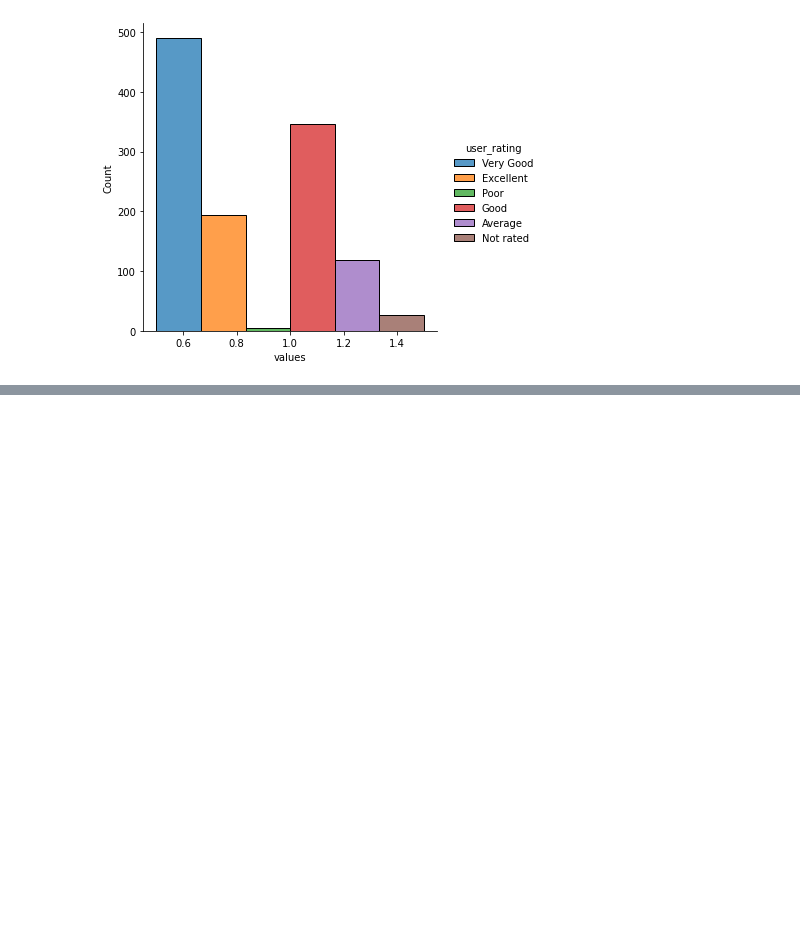
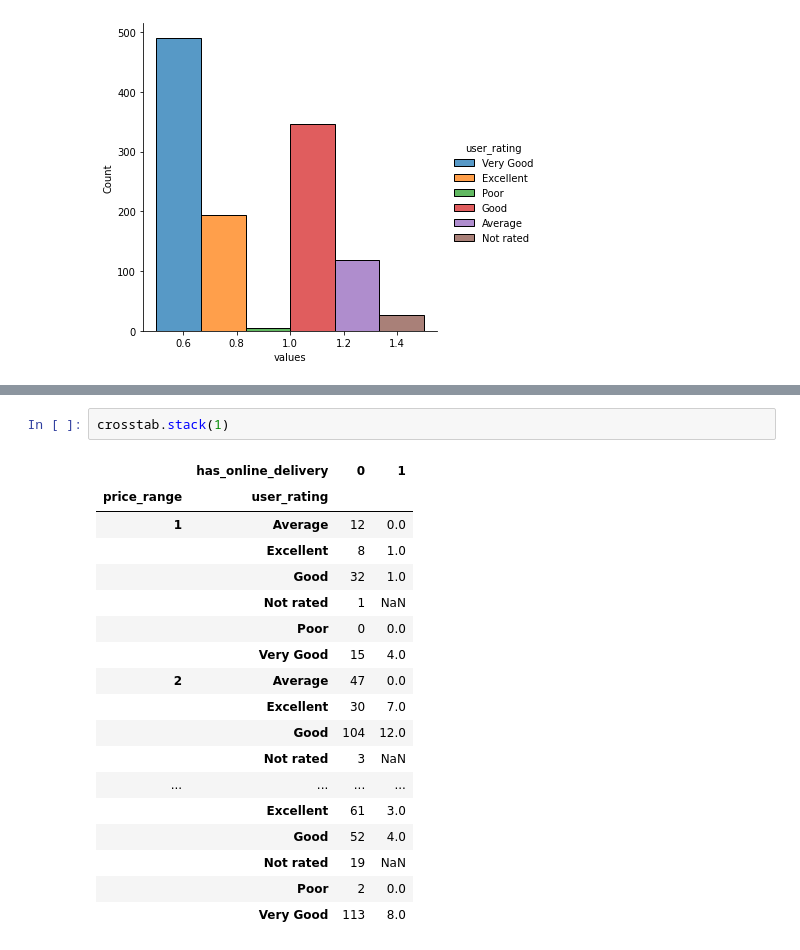
Before and after one commit to LIZZETHGOMEZ/BEDU-Santander, a Jupyter notebook: Analisis de Datos con Python/Sesion_3.ipynb, the cells around one changed output, grey strips where cells are left out. Cells and saved outputs as stored; diff of their text form; blank space fills up the shorter version.

```diff
--- a/Analisis de Datos con Python/Sesion_3.ipynb
+++ b/Analisis de Datos con Python/Sesion_3.ipynb
@@ -170,0 +222,21 @@ sns.displot(data = df, x = 'values',  hue = 'user_rating', multiple = 'dodge')
+# %%
+crosstab.stack(1)
+# %% [output]
+|  | has_online_delivery | 0 | 1 |
+| price_range | user_rating |  |  |
+| 1 | Average | 12 | 0.0 |
+|  | Excellent | 8 | 1.0 |
+|  | Good | 32 | 1.0 |
+|  | Not rated | 1 | NaN |
+|  | Poor | 0 | 0.0 |
+|  | Very Good | 15 | 4.0 |
+| 2 | Average | 47 | 0.0 |
+|  | Excellent | 30 | 7.0 |
+|  | Good | 104 | 12.0 |
+|  | Not rated | 3 | NaN |
+| ... | ... | ... | ... |
+|  | Excellent | 61 | 3.0 |
+|  | Good | 52 | 4.0 |
+|  | Not rated | 19 | NaN |
+|  | Poor | 2 | 0.0 |
+|  | Very Good | 113 | 8.0 |
```
Also changed, not shown: parts of 10 cells of this notebook.
